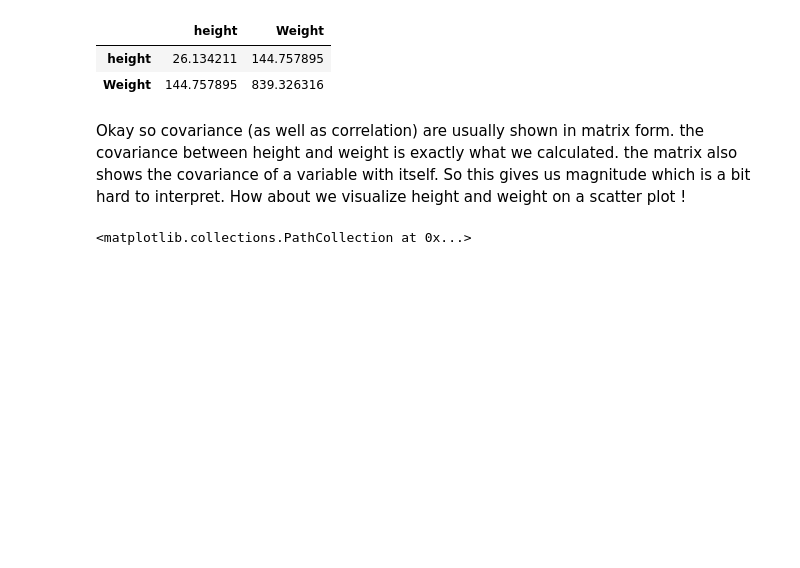
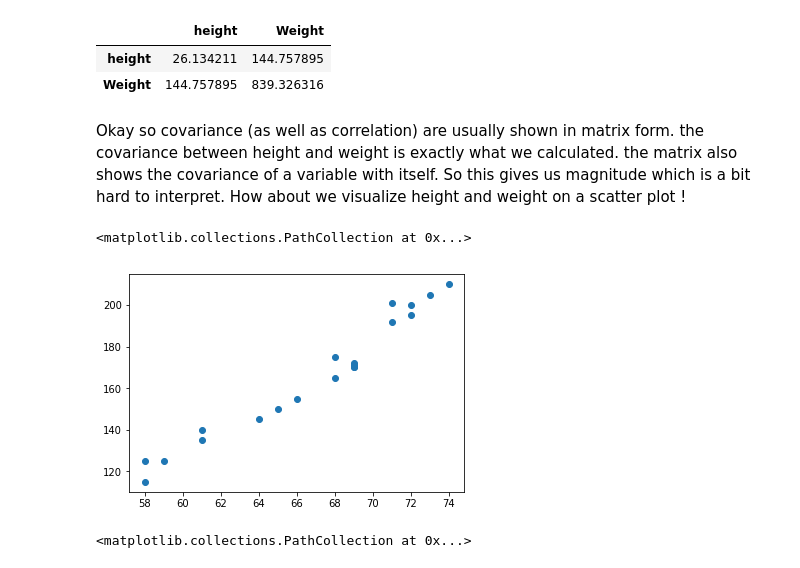
Before and after one commit to kayschulz/dsc-0-10-04-cov-corr-lab-seattle-ds-career-040119, a Jupyter notebook: index.ipynb, the cells around one changed output. Drawn from its saved outputs; the diff is of its cells as text; code cells hidden in the pictures; blank space fills up the shorter version.

```diff
--- a/index.ipynb
+++ b/index.ipynb
@@ -182,7 +182,10 @@ Okay so covariance (as well as correlation) are usually shown in matrix form. th
 import matplotlib.pyplot as plt
 %matplotlib inline
 # %%
-plt.hist(hgt_wgt_df['height'], hgt_wgt_df['Weight'])
+plt.scatter(hgt_wgt_df['height'], hgt_wgt_df['Weight'])
+# %% [output]
+<matplotlib.collections.PathCollection at 0x...>
+[figure, added]
 # %%
 # %% [output]
 <matplotlib.collections.PathCollection at 0x...>
```
